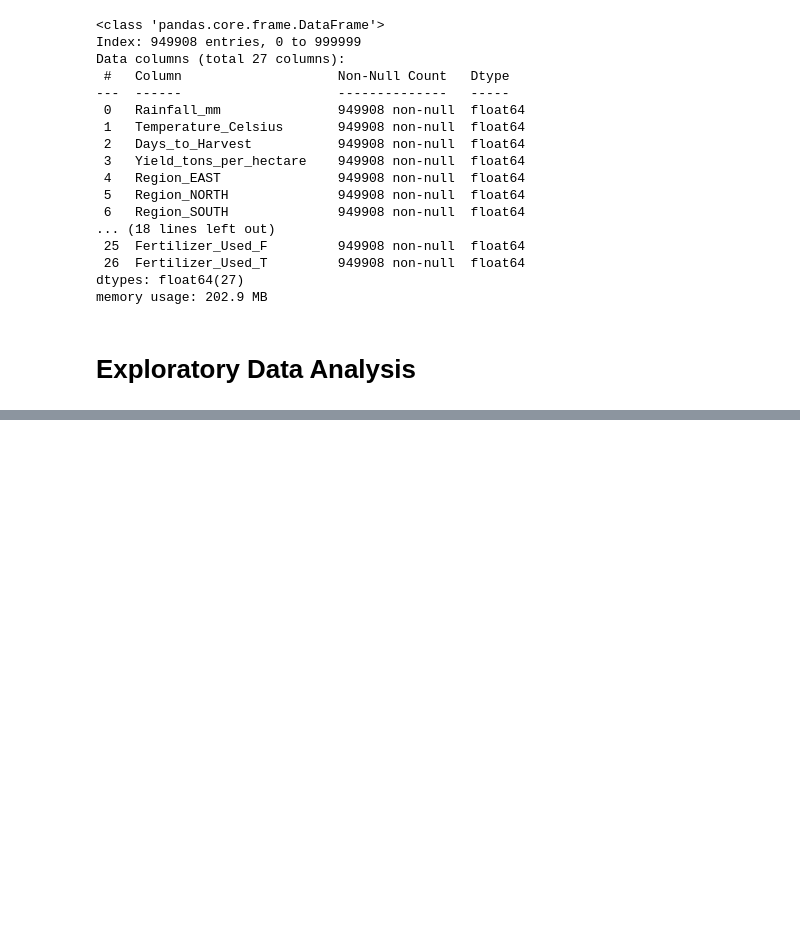
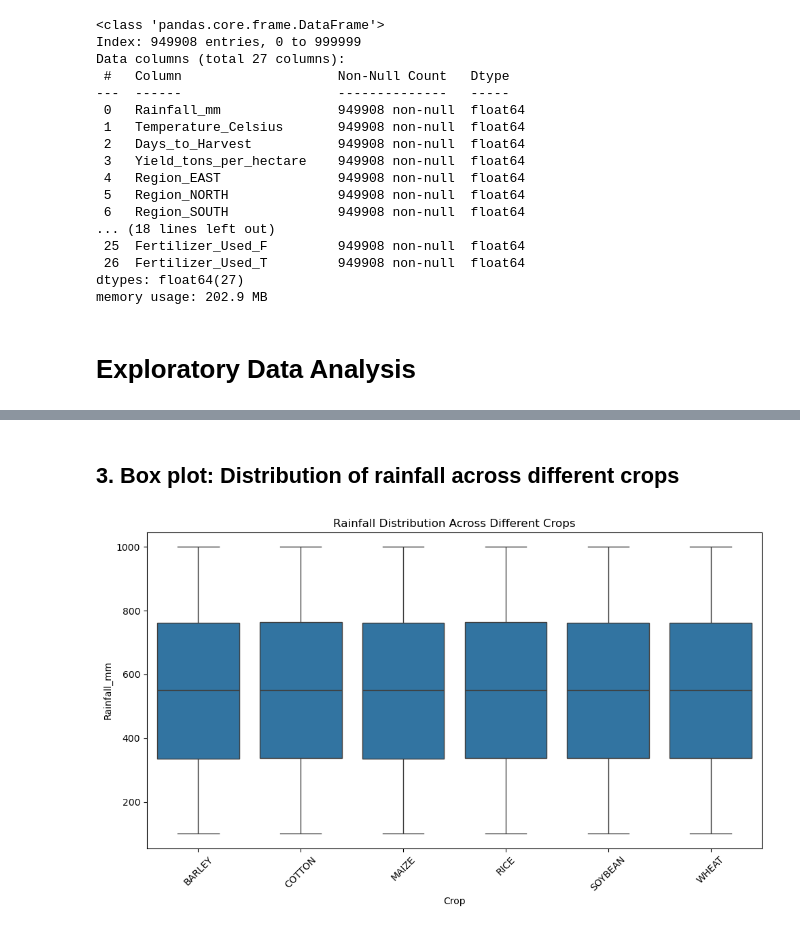
Before and after one commit to arpitsharma2010/Crop-Yield-Prediction, a Jupyter notebook: project.ipynb, the cells around one changed output, grey strips where cells are left out. Saved outputs shown, nothing was run; the diff lists cells and outputs as text; code cells hidden in the pictures; blank space fills up the shorter version.

```diff
--- a/project.ipynb
+++ b/project.ipynb
@@ -206,0 +228,11 @@ memory usage: 202.9 MB
+# %% [markdown]
+## 3. Box plot: Distribution of rainfall across different crops
+# %%
+plt.figure(figsize=(10, 6))
+sns.boxplot(data=df, x='Crop', y='Rainfall_mm')
+plt.title("Rainfall Distribution Across Different Crops")
+plt.xticks(rotation=45)
+plt.tight_layout()
+plt.show()
+# %% [output]
+[figure, added]
```
Also changed, not shown: parts of 18 cells of this notebook.
